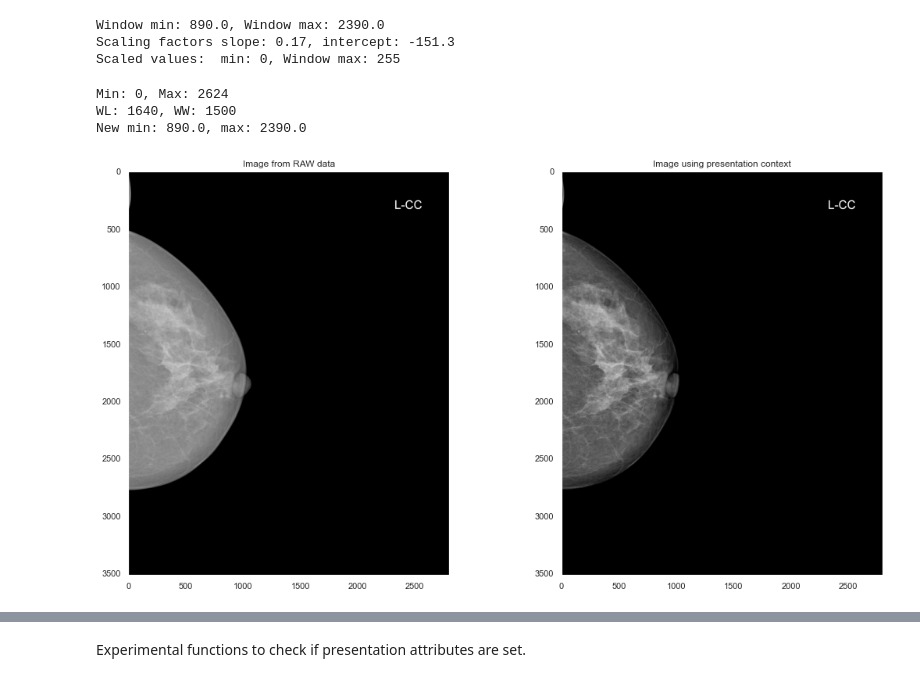
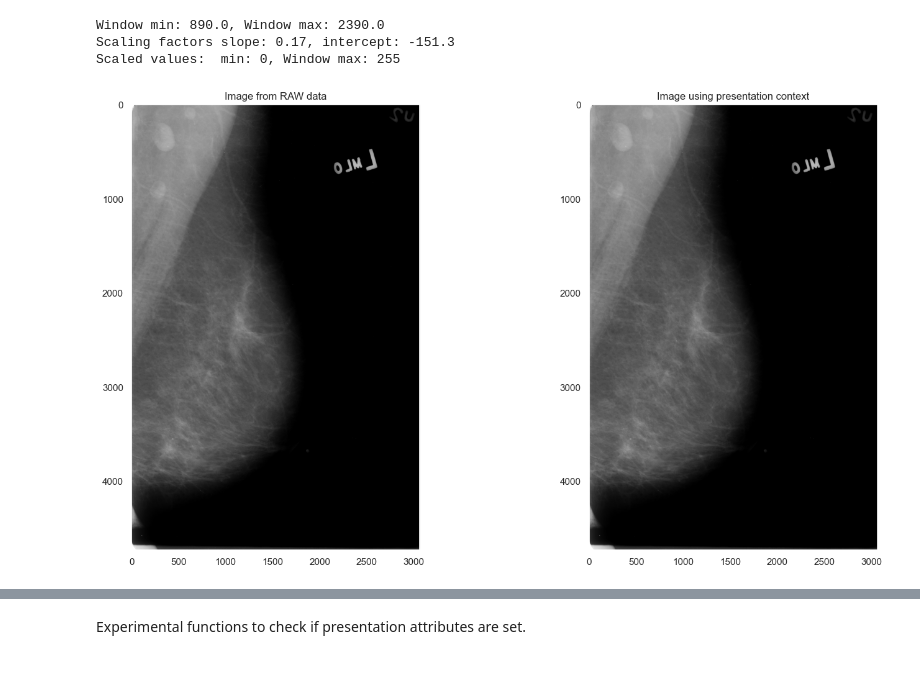
Before and after one commit to Griphu/federated_learning_demo, a Jupyter notebook: notebooks/read_dicom_files.ipynb, the cells around one changed output, grey strips where cells are left out. Saved outputs shown, nothing was run; the diff lists cells and outputs as text; code cells hidden in the pictures.

```diff
--- a/notebooks/read_dicom_files.ipynb
+++ b/notebooks/read_dicom_files.ipynb
@@ -29,5 +30,4 @@ def build_path(folder, file, parent=dataset_dir):
 # %%
-df = pd.read_csv(f'{dataset_dir}/breast-level_annotations.csv')
-df['image_path'] = df.apply(lambda x: build_path(x.series_id, x.image_id), axis=1)
+df = pd.read_csv(f'{dataset_dir}/metadata.csv')
 df.head()
 # %% [output]
@@ -40 +42,3 @@ df.head()
+# %%
+df['file_location'] = df['File Location'].str[2:]
 # %%
@@ -58,4 +47,0 @@ Read the additional CSV file to get information about classes (density OR findin
-# %%
-df = pd.read_csv(f'{dataset_dir}/finding_annotations.csv')
-# df['image_path'] = df.image_path.apply(lambda x: x.replace('CBIS-DDSM', dataset_dir))
-df.head()
@@ -123,7 +161,7 @@ Scaled values:  min: 0, Window max: 255
 # %%
 from pydicom.pixel_data_handlers.util import apply_modality_lut, apply_voi_lut, apply_windowing
 # %%
-def process_presentation_context(dicom_path: str, debug=True):
+def process_presentation_context(dicom_path: str, debug=False):
     dicom_file = dcmread(dicom_path)
     dcm_pixel_array = dicom_file.pixel_array
     if debug:
@@ -161,14 +199,11 @@ def show_images(dicom_path: str):
     axes[1].set_title("Image using presentation context")
     fig.tight_layout()
 # %%
-series_example = "00a369b4ec1e5e0ff34e6bd838e5f2d6"
-image_example = "f3cbed97f4bb7897467e1e8bab45966e"
+series_example = df['file_location'].iloc[0]
+image_example = "1-1"
 # show_dcm_image(df['image_path'][0])
 
 dicom_file_to_read = build_path(series_example,image_example)
 show_images(dicom_file_to_read)
 # %% [output]
-Min: 0, Max: 2624
-WL: 1640, WW: 1500
-New min: 890.0, max: 2390.0
-[figure, old version]
+[figure, new version]
```
Also changed, not shown: parts of 20 cells of this notebook, 27 other files.
